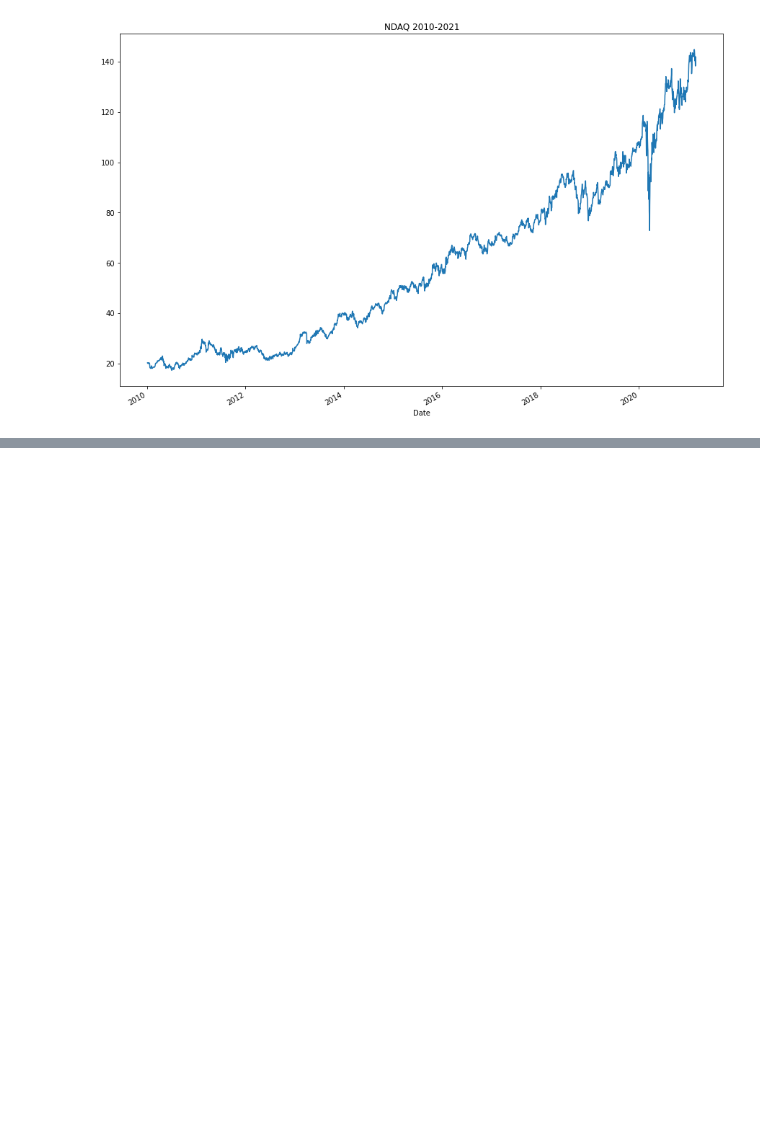
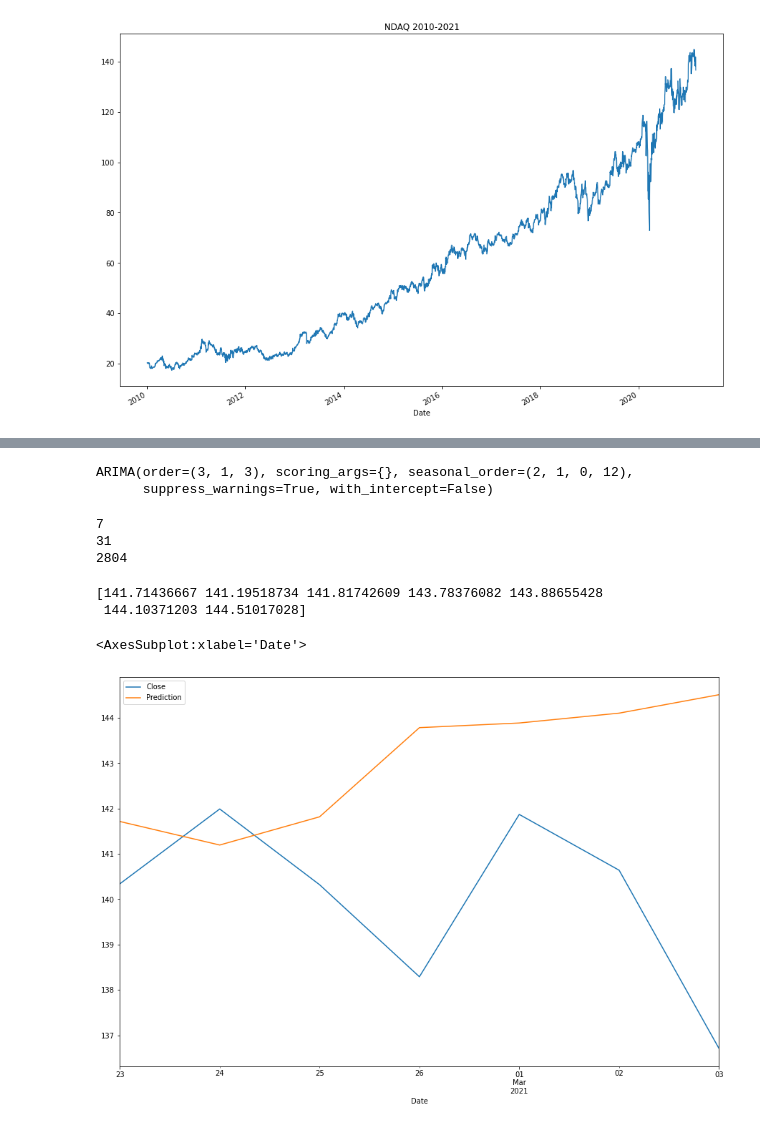
Before and after one commit to cian-moynagh/Group-40-Sweng, a Jupyter notebook: Time Series Analysis.ipynb, the cells around one changed output, grey strips where cells are left out. Cells and saved outputs as stored; diff of their text form; code cells hidden in the pictures; blank space fills up the shorter version.

Commit message:
Got working ARIMA model. Needs tuning

```diff
--- a/Time Series Analysis.ipynb
+++ b/Time Series Analysis.ipynb
@@ -66,0 +70,9 @@ Name: Close, Length: 2808, dtype: float64
+# %%
+stepwise_model = auto_arima(ts.Close, start_p=1, start_q=1,
+                           max_p=3, max_q=3, m=12,
+                           start_P=0, seasonal=True,
+                           d=1, D=1, trace=True,
+                           error_action='ignore',
+                           suppress_warnings=True,
+                           stepwise=True)
+print(stepwise_model.aic())
@@ -66,0 +97,31 @@ Name: Close, Length: 2808, dtype: float64
+# %%
+train = ts.Close.loc['2010-01-01':'2021-02-23']
+test7 = ts.Close.loc['2021-02-23':]
+test31 = ts.Close.loc['2021-01-19':]
+# %%
+stepwise_model.fit(train)
+# %% [output]
+ARIMA(order=(3, 1, 3), scoring_args={}, seasonal_order=(2, 1, 0, 12),
+      suppress_warnings=True, with_intercept=False)
+# %%
+print (test7.size)
+print (test31.size)
+print (train.size)
+# %% [output]
+7
+31
+2804
+# %%
+future_forecast = stepwise_model.predict(n_periods=7)
+# %%
+print(future_forecast)
+# %% [output]
+[141.71436667 141.19518734 141.81742609 143.78376082 143.88655428
+ 144.10371203 144.51017028]
+# %%
+future_forecast = pd.DataFrame(future_forecast,index = test.index,columns=['Prediction'])
+
+pd.concat([test7,future_forecast],axis=1).plot(figsize = (15,10))
+# %% [output]
+<AxesSubplot:xlabel='Date'>
+[figure, added]
```
Also changed, not shown: parts of 8 cells of this notebook.
